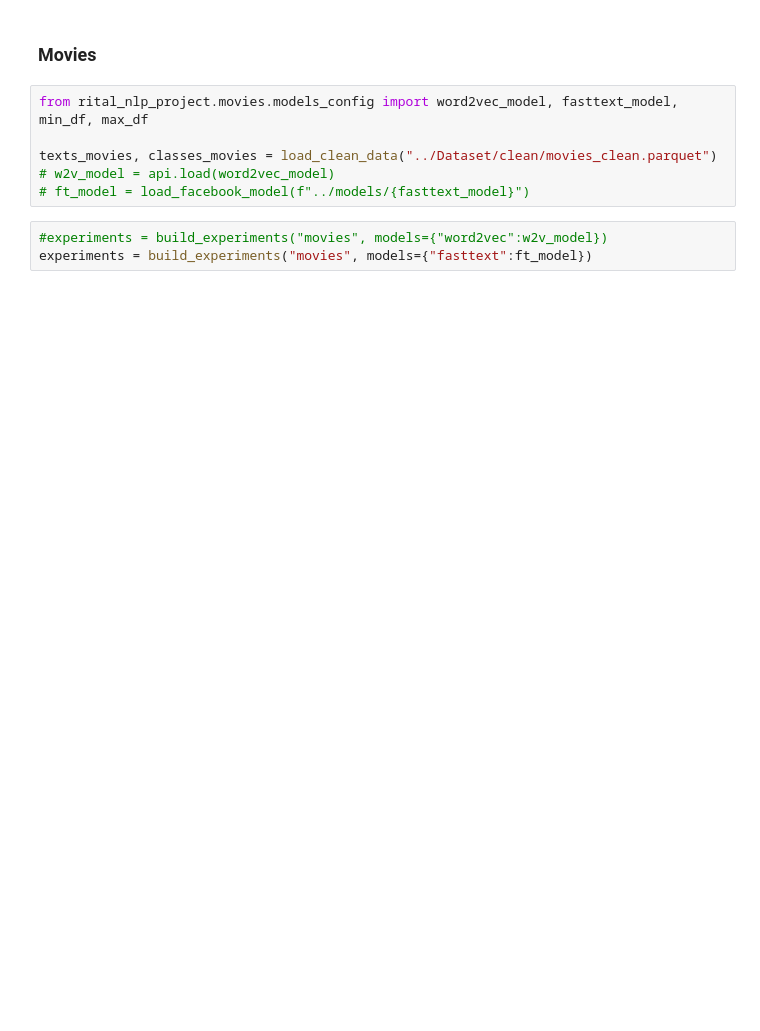
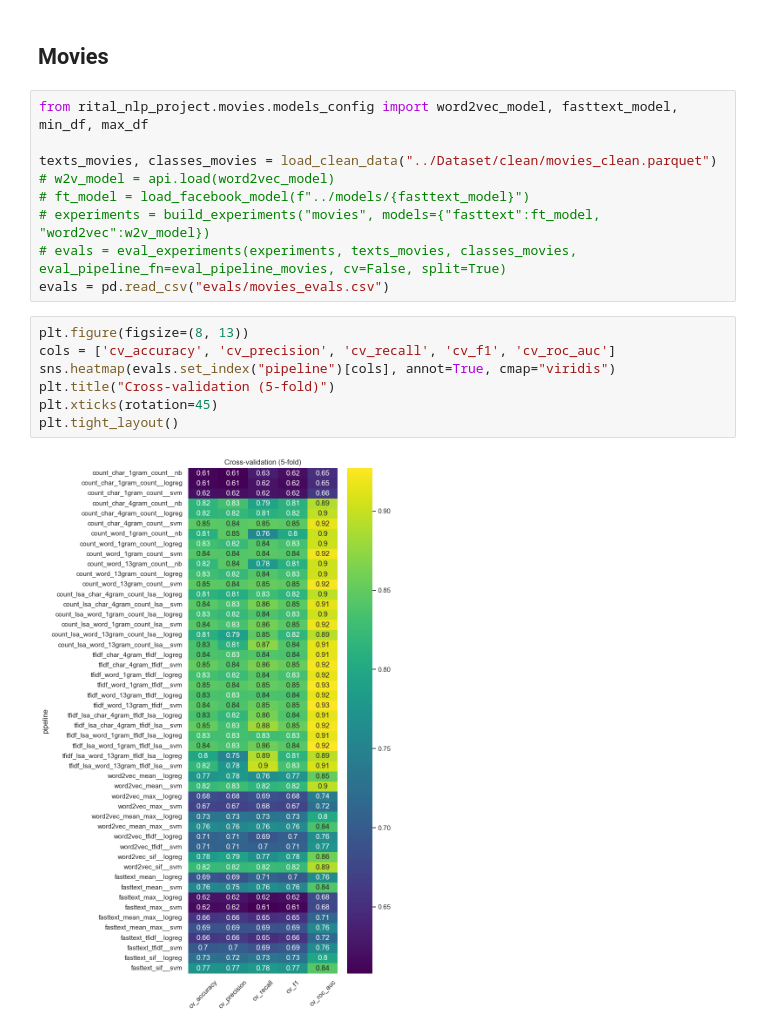
Before and after one commit to BshKatrin/RITAL-NLP-project, a Jupyter notebook: notebooks/evals.ipynb, the cells around one changed output. Drawn from its saved outputs; the diff is of its cells as text; blank space fills up the shorter version.

```diff
--- a/notebooks/evals.ipynb
+++ b/notebooks/evals.ipynb
@@ -21,11 +18,20 @@ The autoreload extension is already loaded. To reload it, use:
 # %% [markdown]
-### Movies
+## Movies
 # %%
 from rital_nlp_project.movies.models_config import word2vec_model, fasttext_model, min_df, max_df
 
 texts_movies, classes_movies = load_clean_data("../Dataset/clean/movies_clean.parquet")
 # w2v_model = api.load(word2vec_model)
 # ft_model = load_facebook_model(f"../models/{fasttext_model}")
+# experiments = build_experiments("movies", models={"fasttext":ft_model, "word2vec":w2v_model})
+# evals = eval_experiments(experiments, texts_movies, classes_movies, eval_pipeline_fn=eval_pipeline_movies, cv=False, split=True)
+evals = pd.read_csv("evals/movies_evals.csv")
-# %%
-#experiments = build_experiments("movies", models={"word2vec":w2v_model})
-experiments = build_experiments("movies", models={"fasttext":ft_model})
+# %%
+plt.figure(figsize=(8, 13))
+cols = ['cv_accuracy', 'cv_precision', 'cv_recall', 'cv_f1', 'cv_roc_auc']
+sns.heatmap(evals.set_index("pipeline")[cols], annot=True, cmap="viridis")
+plt.title("Cross-validation (5-fold)")
+plt.xticks(rotation=45)
+plt.tight_layout()
+# %% [output]
+[figure, added]
```
Also changed, not shown: parts of 33 cells of this notebook, 4 other files.
